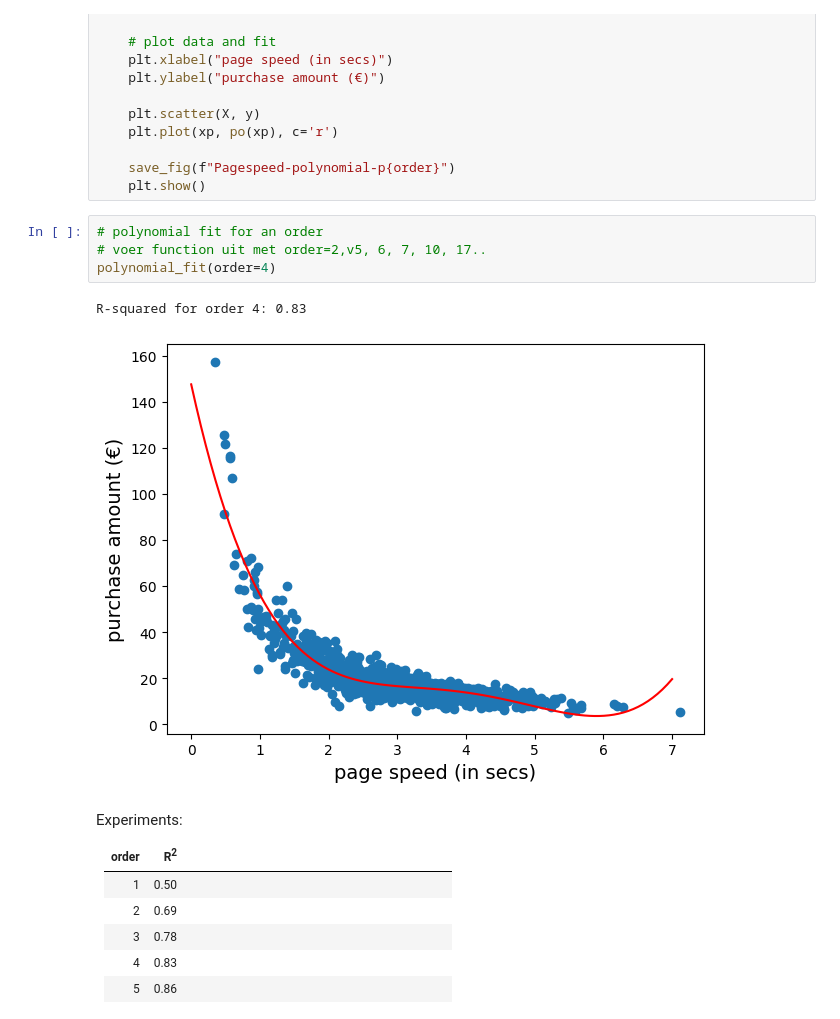
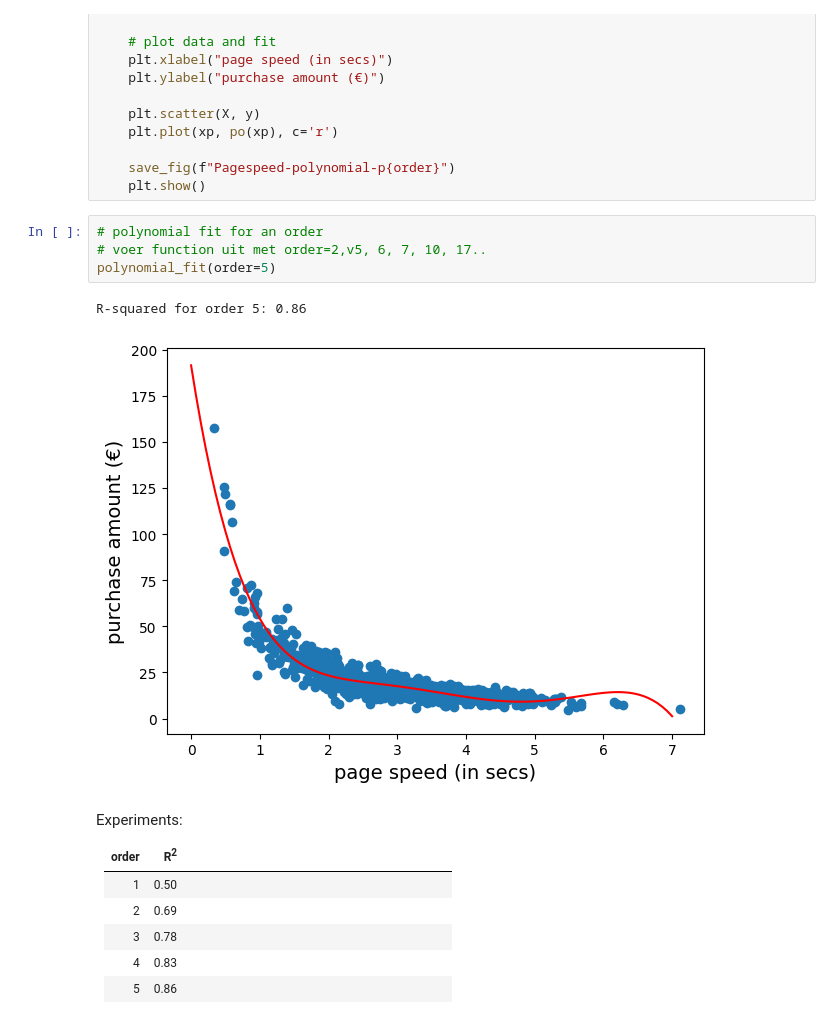
Before and after one commit to wchauwindesheim/Introduction-to-machine-learning, a Jupyter notebook: MCL01_werkcollege_3_antwoorden/03_02_linear_regression_POLY_antwoord.ipynb, the cells around one changed output. Cells and saved outputs as stored; diff of their text form.

```diff
--- a/MCL01_werkcollege_3_antwoorden/03_02_linear_regression_POLY_antwoord.ipynb
+++ b/MCL01_werkcollege_3_antwoorden/03_02_linear_regression_POLY_antwoord.ipynb
@@ -164,10 +164,10 @@ def polynomial_fit(order=2):
 # %%
 # polynomial fit for an order
 # voer function uit met order=2,v5, 6, 7, 10, 17..
-polynomial_fit(order=4)
+polynomial_fit(order=5)
 # %% [output]
-R-squared for order 4: 0.83
+R-squared for order 5: 0.86
-[figure, old version]
+[figure, new version]
 # %% [markdown]
 Experiments:
 
```
Also changed, not shown: parts of 1 cell of this notebook, 7 other files.
